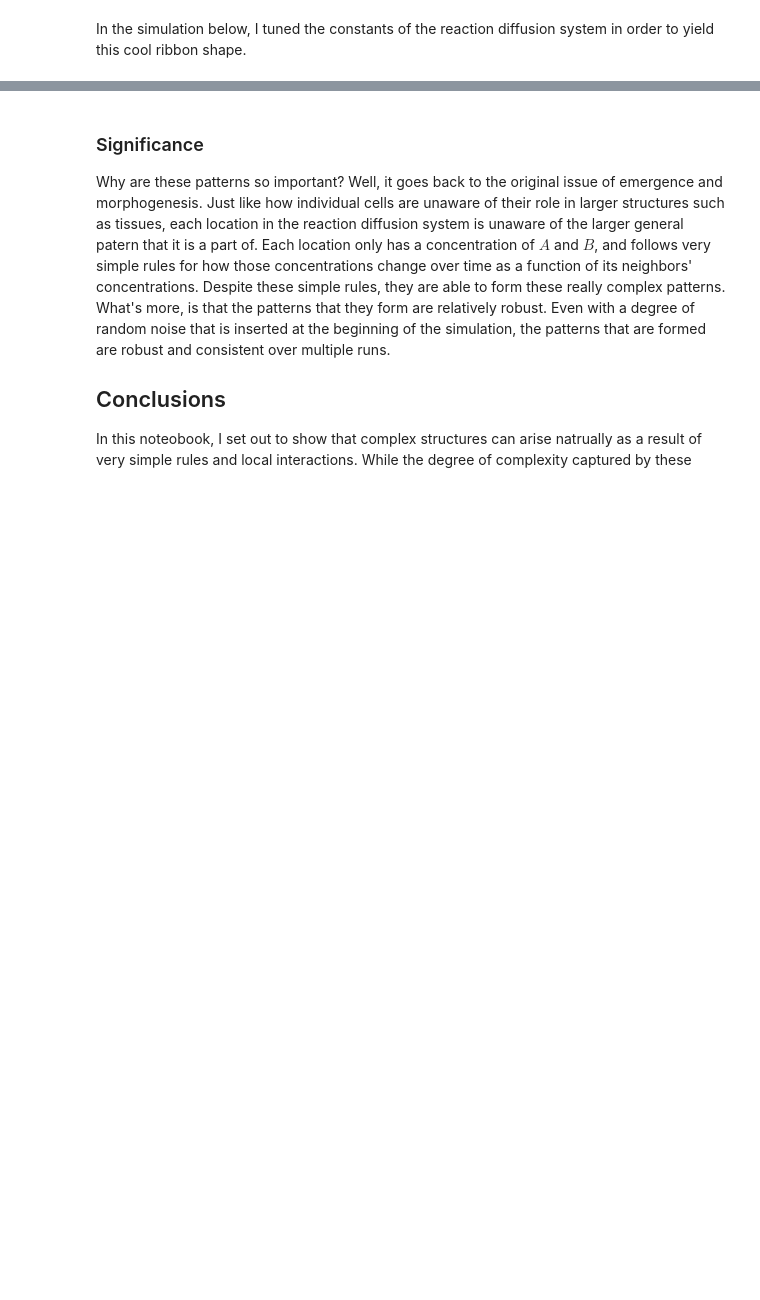
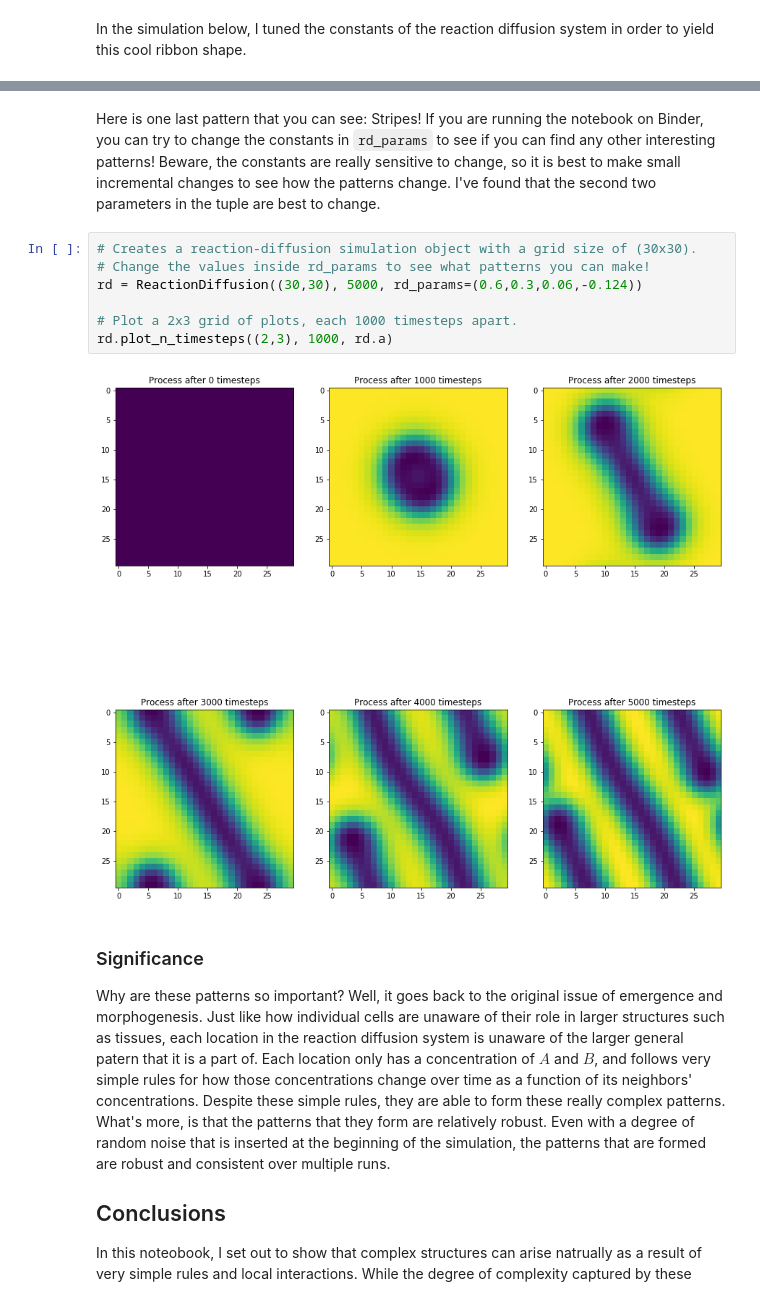
Before and after one commit to jzerez/swarms, a Jupyter notebook: Bio Project.ipynb, the cells around one changed output, grey strips where cells are left out. Drawn from its saved outputs; the diff is of its cells as text; blank space fills up the shorter version.

```diff
--- a/Bio Project.ipynb
+++ b/Bio Project.ipynb
@@ -171,3 +198,14 @@ rd.animate(rd.a, sleep_time=0, steps_per_frame=100)
+# %% [markdown]
+Here is one last pattern that you can see: Stripes! If you are running the notebook on Binder, you can try to change the constants in `rd_params` to see if you can find any other interesting patterns! Beware, the constants are really sensitive to change, so it is best to make small incremental changes to see how the patterns change. I've found that the second two parameters in the tuple are best to change.
+# %%
+# Creates a reaction-diffusion simulation object with a grid size of (30x30).
+# Change the values inside rd_params to see what patterns you can make!
+rd = ReactionDiffusion((30,30), 5000, rd_params=(0.6,0.3,0.06,-0.124))
+
+# Plot a 2x3 grid of plots, each 1000 timesteps apart.
+rd.plot_n_timesteps((2,3), 1000, rd.a)
+# %% [output]
+[figure, added]
 # %% [markdown]
 ### Significance
 Why are these patterns so important? Well, it goes back to the original issue of emergence and morphogenesis. Just like how individual cells are unaware of their role in larger structures such as tissues, each location in the reaction diffusion system is unaware of the larger general patern that it is a part of. Each location only has a concentration of $A$ and $B$, and follows very simple rules for how those concentrations change over time as a function of its neighbors' concentrations. Despite these simple rules, they are able to form these really complex patterns. What's more, is that the patterns that they form are relatively robust. Even with a degree of random noise that is inserted at the beginning of the simulation, the patterns that are formed are robust and consistent over multiple runs.
```
Also changed, not shown: parts of 19 cells of this notebook, 12 other files.
